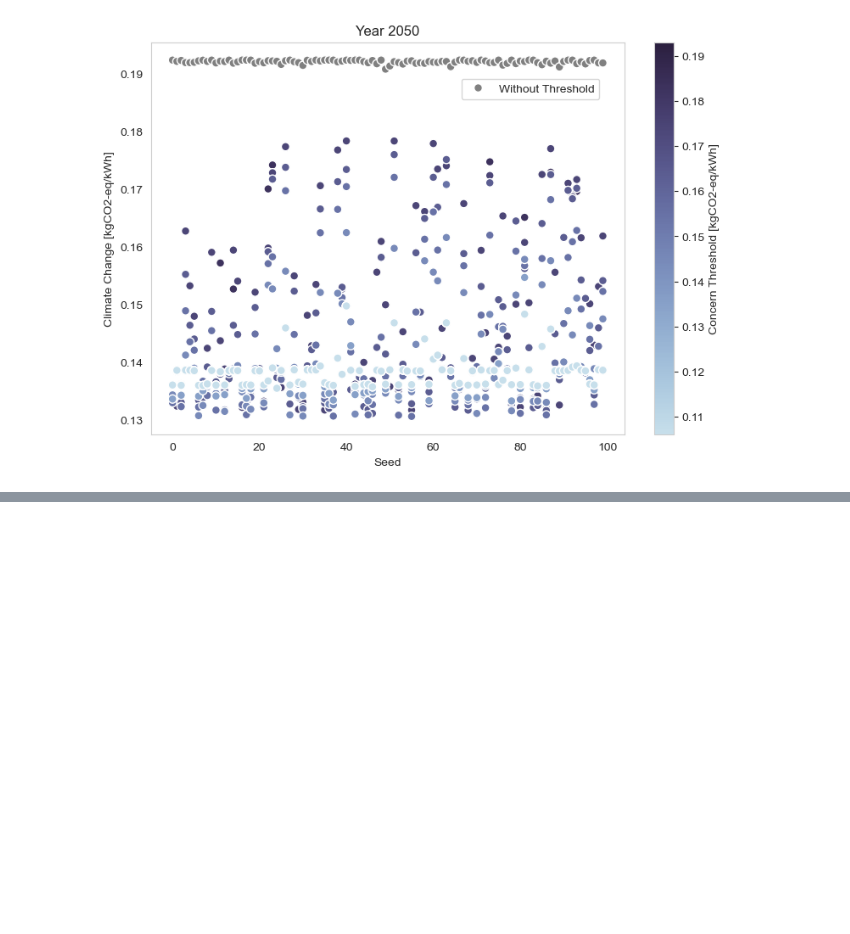
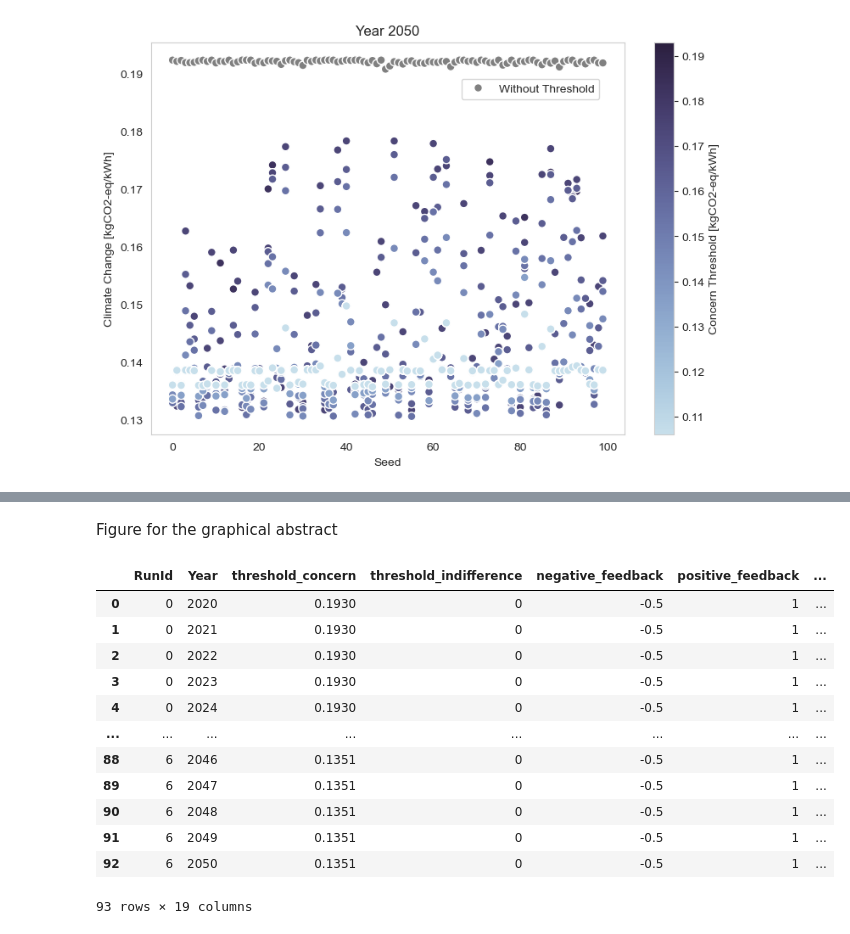
Before and after one commit to rivm-syso/PV-ABM-LCA, a Jupyter notebook: batch_visualize.ipynb, the cells around one changed output, grey strips where cells are left out. Saved outputs shown, nothing was run; the diff lists cells and outputs as text; code cells hidden in the pictures; blank space fills up the shorter version.

```diff
--- a/batch_visualize.ipynb
+++ b/batch_visualize.ipynb
@@ -581 +578,76 @@ Passing `palette` without assigning `hue` is deprecated and will be removed in v
 [figure]
+# %% [markdown]
+Figure for the graphical abstract
+# %%
+import pandas as pd
+
+# Initialize an empty DataFrame
+results_df = pd.DataFrame()
+
+# Loop to load data based on the concern threshold
+for n in (0,1,6):
+    # Load the CSV file
+    df = pd.read_csv(f"results/{folder}/batch_seed_results{n}.csv")
+
+    # Add a RunId column
+    df['RunId'] = n
+
+    # Select the columns
+    df = df[['Year', 'RunId','threshold_concern', 'threshold_indifference', 'negative_feedback', 'positive_feedback',
+             'Impact count', 'Total product', "Effect", "eol - new sold weight", "eol - used sold weight", 'eol - new recycled weight',
+             'eol - used recycled weight', 'eol - new landfilled weight', 'eol - used landfilled weight']].copy()
+
+    # Calculate Yearly electricity production and Impact
+    df.loc[:, 'Yearly electricity production'] = df.loc[:, 'Total product'] * 1.825  # conversion from Wp to kWh/year considering 5 hours of peak sun per day
+    df.loc[:, 'Impact'] = df.loc[:, 'Yearly electricity production'] * df.loc[:, 'Impact count']
+
+    # Calculate the total end-of-life paths
+    df['EoL - sold'] = df['eol - new sold weight'] + df['eol - used sold weight']
+    df['EoL - recycled'] = df['eol - new recycled weight'] + df['eol - used recycled weight']
+    df['EoL - landfilled'] = df['eol - new landfilled weight'] + df['eol - used landfilled weight']
+
+    total_end_of_life = df['EoL - sold'] + df['EoL - recycled'] + df['EoL - landfilled']
+
+    # Avoid division by zero by replacing zero totals with NaN
+    total_end_of_life = total_end_of_life.replace(0, float('nan'))
+
+    # Calculate the percentages
+    df.loc[:, 'EoL - sold'] = 100 * df.loc[:, 'EoL - sold'] / total_end_of_life
+    df.loc[:, 'EoL - recycled'] = 100 * df.loc[:, 'EoL - recycled'] / total_end_of_life
+    df.loc[:, 'EoL - circular pathways'] = df.loc[:, 'EoL - sold'] + df.loc[:, 'EoL - recycled']
+    df.loc[:, 'EoL - landfilled'] = 100 * df.loc[:, 'EoL - landfilled'] / total_end_of_life
+
+    df = df.fillna(0)
+
+    # Aggregate the data to model level
+    df_agg = df.groupby(['RunId', 'Year', 'threshold_concern', 'threshold_indifference', 'negative_feedback', 'positive_feedback']).agg({
+        'Effect': ['mean', 'std'],
+        'Total product': ['mean', 'std'],
+        'EoL - circular pathways': ['mean', 'std'],
+        'EoL - landfilled': ['mean', 'std'],
+        'Impact': ['mean', 'std'],
+        'Impact count': ['mean', 'std'],
+    }).reset_index()
+    # Flatten the MultiIndex columns
+    df_agg.columns = ['_'.join(col).strip() if col[1] else col[0] for col in df_agg.columns.values]
+    # Calculate cumulative impact per year
+    df_agg['Cumulative impact_mean'] = df_agg.groupby(['Year', 'RunId', 'threshold_concern', 'threshold_indifference', 'negative_feedback', 'positive_feedback'])['Impact_mean'].cumsum()
+
+    # Concatenate the DataFrame to the results_df
+    results_df = pd.concat([results_df, df_agg], ignore_index=True)
+
+results_df.head(100)
+# %% [output]
+|  | RunId | Year | threshold_concern | threshold_indifference | negative_feedback | positive_feedback | ... |
+| 0 | 0 | 2020 | 0.1930 | 0 | -0.5 | 1 | ... |
+| 1 | 0 | 2021 | 0.1930 | 0 | -0.5 | 1 | ... |
+| 2 | 0 | 2022 | 0.1930 | 0 | -0.5 | 1 | ... |
+| 3 | 0 | 2023 | 0.1930 | 0 | -0.5 | 1 | ... |
+| 4 | 0 | 2024 | 0.1930 | 0 | -0.5 | 1 | ... |
+| ... | ... | ... | ... | ... | ... | ... | ... |
+| 88 | 6 | 2046 | 0.1351 | 0 | -0.5 | 1 | ... |
+| 89 | 6 | 2047 | 0.1351 | 0 | -0.5 | 1 | ... |
+| 90 | 6 | 2048 | 0.1351 | 0 | -0.5 | 1 | ... |
+| 91 | 6 | 2049 | 0.1351 | 0 | -0.5 | 1 | ... |
+| 92 | 6 | 2050 | 0.1351 | 0 | -0.5 | 1 | ... |
+93 rows × 19 columns
```
Also changed, not shown: parts of 14 cells of this notebook, 7 other files.
